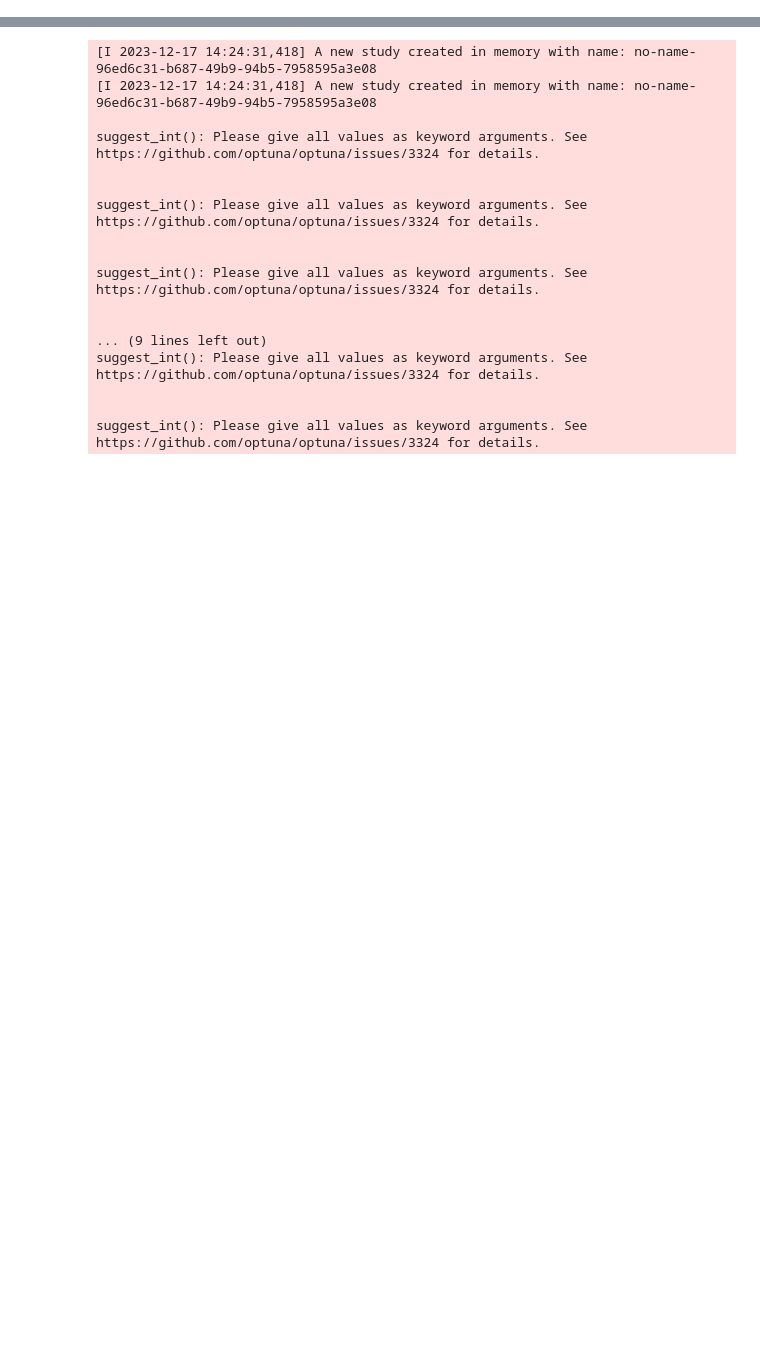
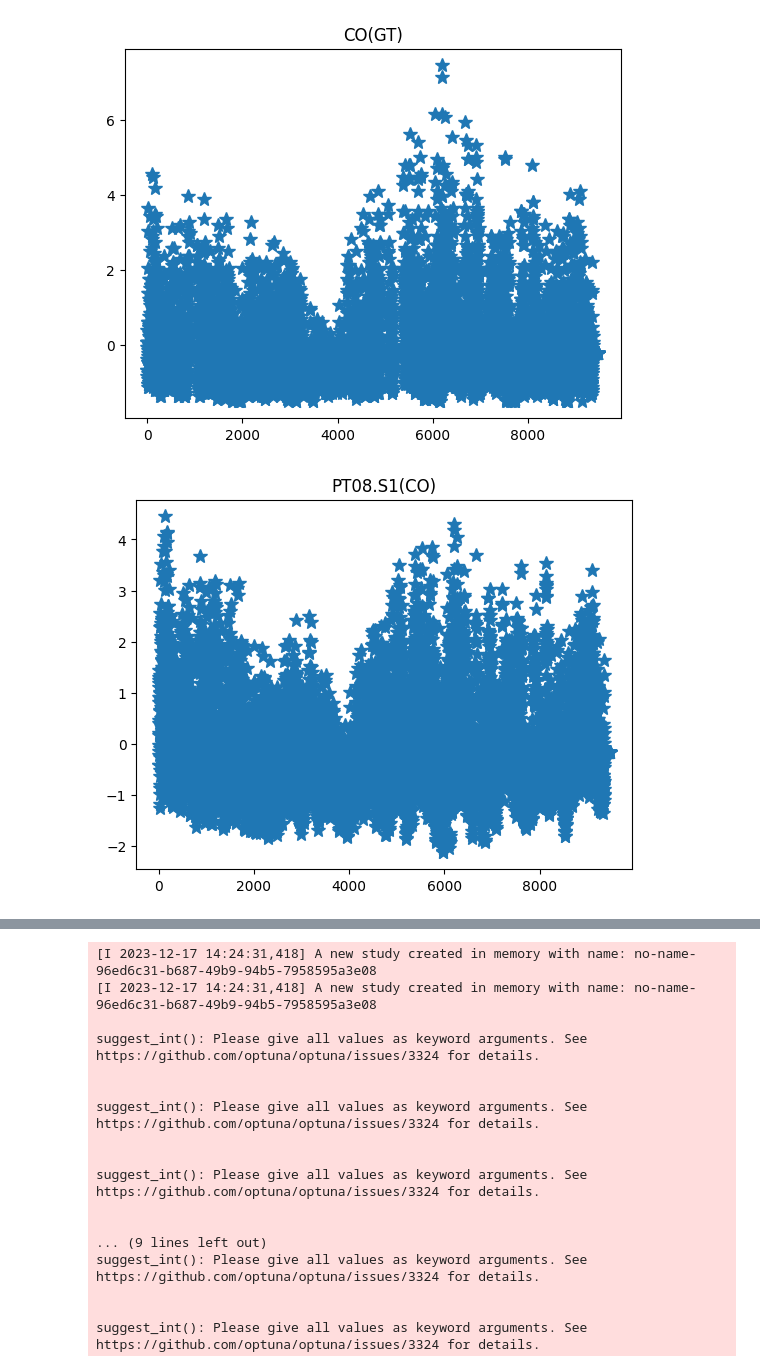
Before and after one commit to VictorGirou/STA-TSN, a Jupyter notebook: check_solution.ipynb, the cells around one changed output, grey strips where cells are left out. Drawn from its saved outputs; the diff is of its cells as text; code cells hidden in the pictures; blank space fills up the shorter version.

```diff
--- a/check_solution.ipynb
+++ b/check_solution.ipynb
@@ -14,0 +91,11 @@ from TCN_jordan import *
+# %%
+# standard scale the data
+data_set=(data_set-data_set.mean())/data_set.std()
+# %%
+for col in data_set.columns:
+        data_set[col].plot(marker='*', linestyle='', markersize=10)
+        plt.title(col)
+        plt.show()
+# %% [output]
+[figure, added]
+[figure, added]
```
Also changed, not shown: parts of 16 cells of this notebook, 4 other files.
